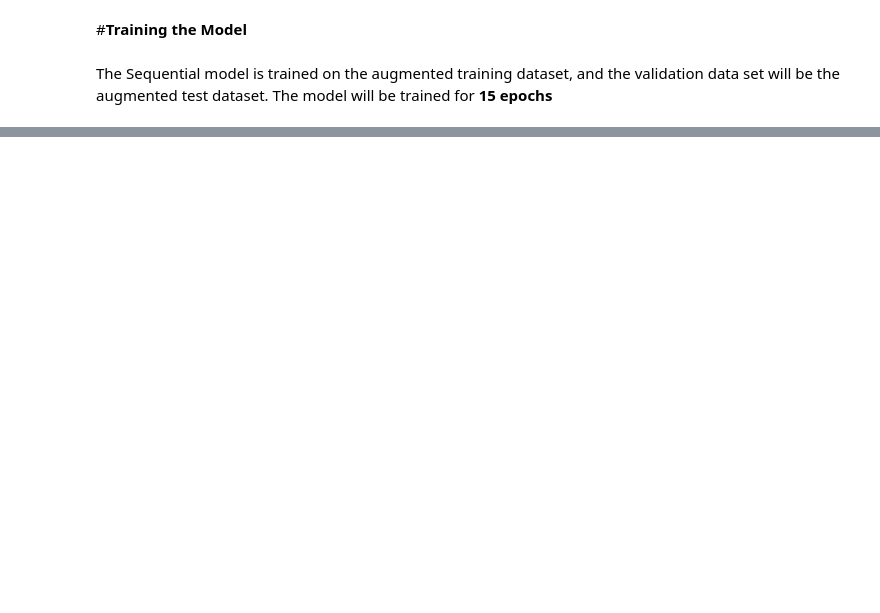
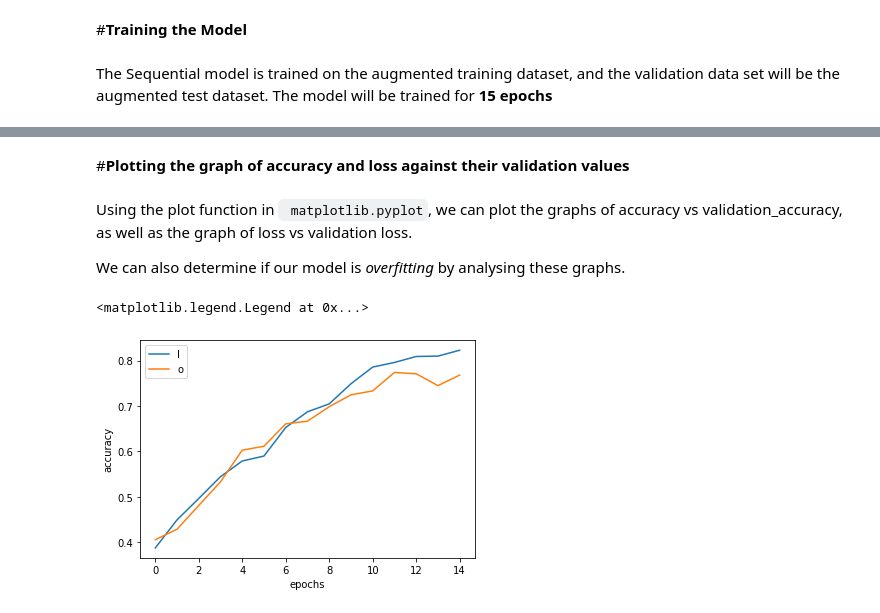
Before and after one commit to prateekrao/Indian-Currency-Notes-Classifier, a Jupyter notebook: Indian_Currency_Vanilla_CNN-15-epoch.ipynb, the cells around one changed output, grey strips where cells are left out. Drawn from its saved outputs; the diff is of its cells as text; code cells hidden in the pictures; blank space fills up the shorter version.

````diff
--- a/Indian_Currency_Vanilla_CNN-15-epoch.ipynb
+++ b/Indian_Currency_Vanilla_CNN-15-epoch.ipynb
@@ -139,0 +136,15 @@ Epoch 15/15
+# %% [markdown]
+#**Plotting the graph of accuracy and loss against their validation values**
+# %% [markdown]
+Using the plot function in ``` matplotlib.pyplot```, we can plot the graphs of accuracy vs validation_accuracy, as well as the graph of loss vs validation loss.
+
+We can also determine if our model is *overfitting* by analysing these graphs.
+# %%
+plt.plot(history.history['accuracy'], label = 'accuracy')
+plt.plot(history.history['val_accuracy'], label = 'validation accuracy')
+plt.xlabel('epochs')
+plt.ylabel('accuracy')
+plt.legend('lower right')
+# %% [output]
+<matplotlib.legend.Legend at 0x...>
+[figure, added]
````
Also changed, not shown: parts of 6 cells of this notebook.
